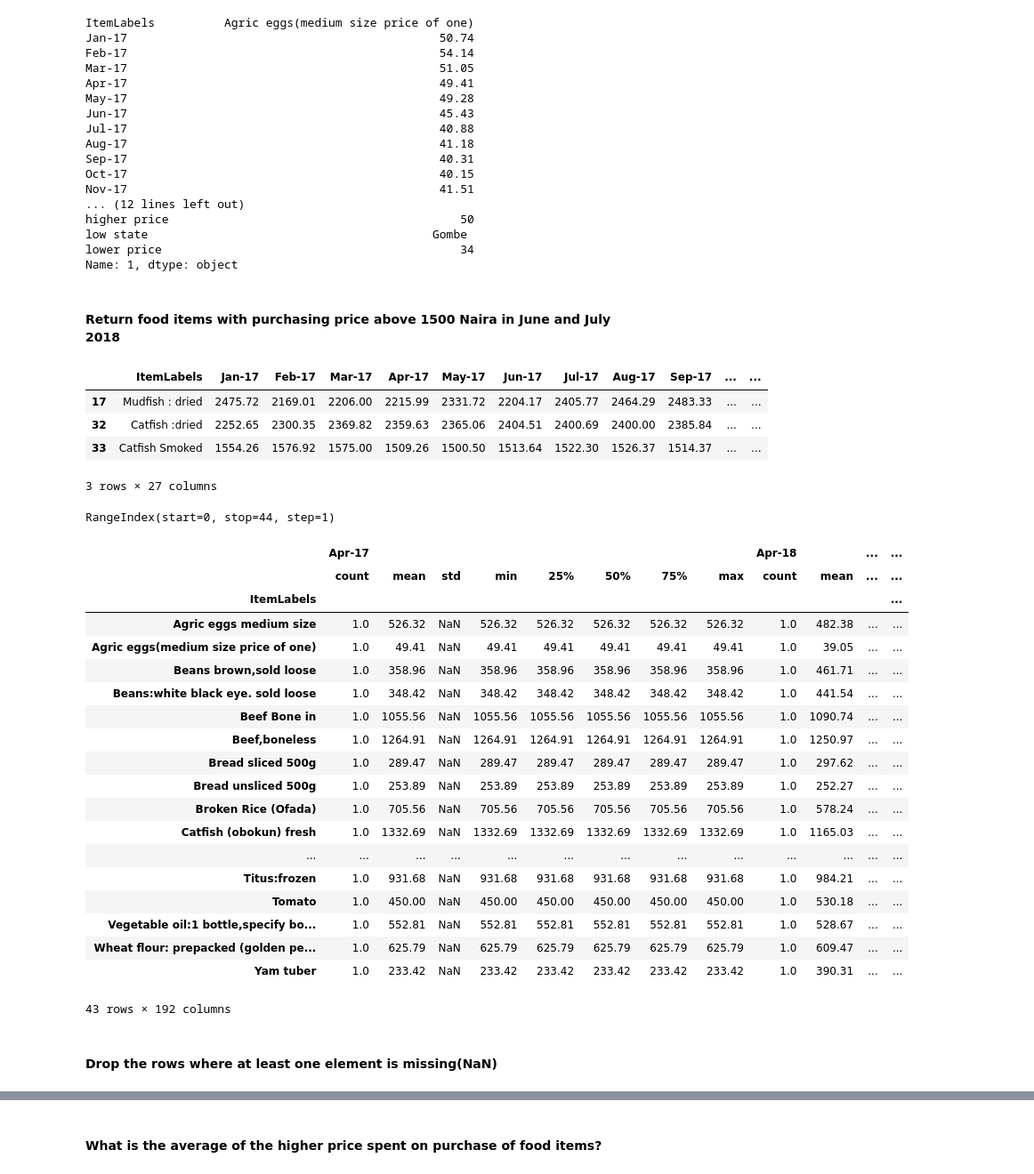
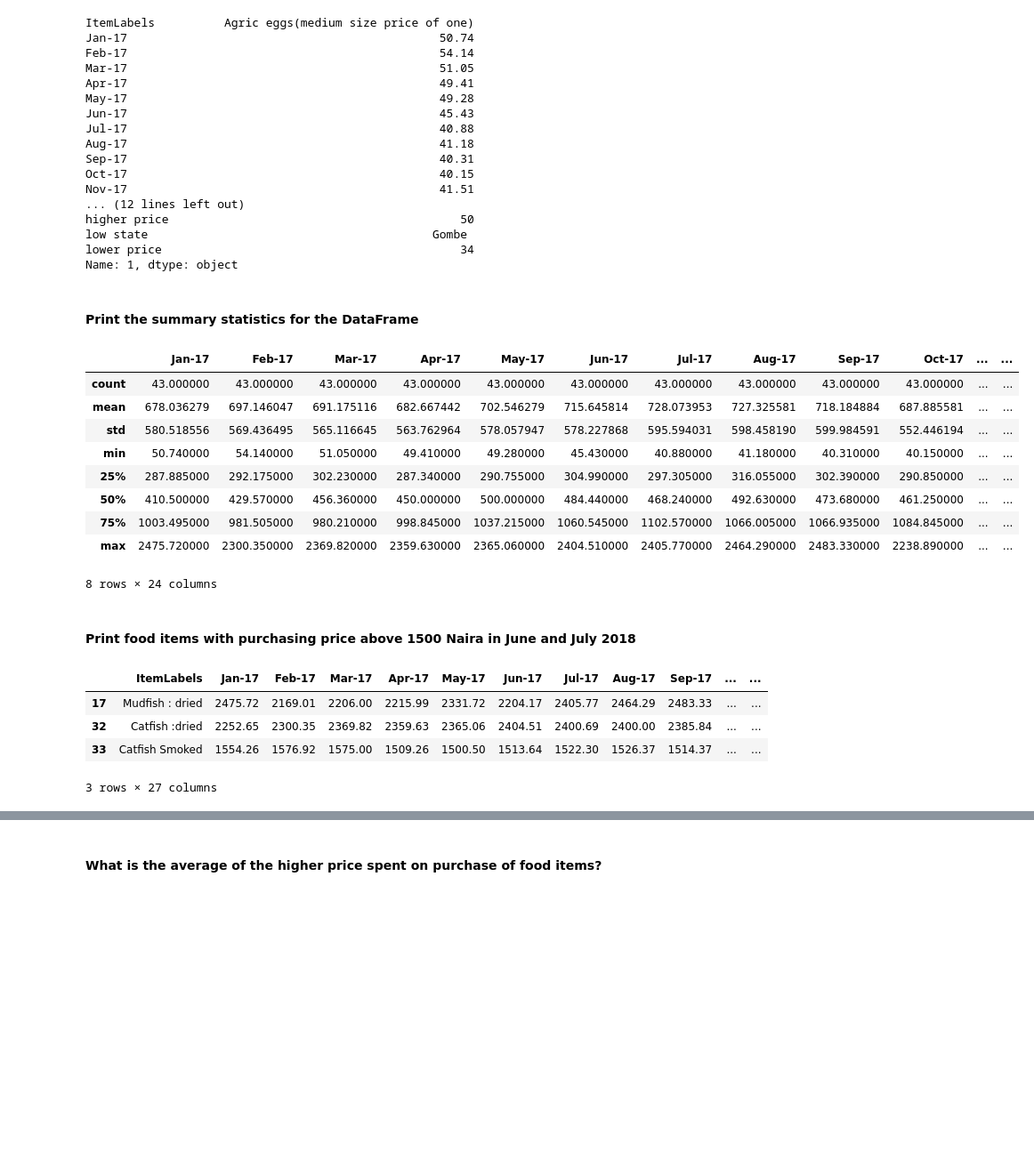
Before and after one commit to EMG70/price_watch, a Jupyter notebook: pandas_operations/pandas_for_food.ipynb, the cells around one changed output, grey strips where cells are left out. Shown at 89% size. Saved outputs shown, nothing was run; the diff lists cells and outputs as text; code cells hidden in the pictures; blank space fills up the shorter version.

Commit message:
draw conclusions from food price

```diff
--- a/pandas_operations/pandas_for_food.ipynb
+++ b/pandas_operations/pandas_for_food.ipynb
@@ -67,8 +117,23 @@ higher price                                          50
 low state                                         Gombe
 lower price                                           34
 Name: 1, dtype: object
+# %% [markdown]
+#### Print the summary statistics  for the DataFrame
+# %%
+fp.describe()
+# %% [output]
+|  | Jan-17 | Feb-17 | Mar-17 | Apr-17 | May-17 | Jun-17 | Jul-17 | Aug-17 | Sep-17 | Oct-17 | ... | ... |
+| count | 43.000000 | 43.000000 | 43.000000 | 43.000000 | 43.000000 | 43.000000 | 43.000000 | 43.000000 | 43.000000 | 43.000000 | ... | ... |
+| mean | 678.036279 | 697.146047 | 691.175116 | 682.667442 | 702.546279 | 715.645814 | 728.073953 | 727.325581 | 718.184884 | 687.885581 | ... | ... |
+| std | 580.518556 | 569.436495 | 565.116645 | 563.762964 | 578.057947 | 578.227868 | 595.594031 | 598.458190 | 599.984591 | 552.446194 | ... | ... |
+| min | 50.740000 | 54.140000 | 51.050000 | 49.410000 | 49.280000 | 45.430000 | 40.880000 | 41.180000 | 40.310000 | 40.150000 | ... | ... |
+| 25% | 287.885000 | 292.175000 | 302.230000 | 287.340000 | 290.755000 | 304.990000 | 297.305000 | 316.055000 | 302.390000 | 290.850000 | ... | ... |
+| 50% | 410.500000 | 429.570000 | 456.360000 | 450.000000 | 500.000000 | 484.440000 | 468.240000 | 492.630000 | 473.680000 | 461.250000 | ... | ... |
+| 75% | 1003.495000 | 981.505000 | 980.210000 | 998.845000 | 1037.215000 | 1060.545000 | 1102.570000 | 1066.005000 | 1066.935000 | 1084.845000 | ... | ... |
+| max | 2475.720000 | 2300.350000 | 2369.820000 | 2359.630000 | 2365.060000 | 2404.510000 | 2405.770000 | 2464.290000 | 2483.330000 | 2238.890000 | ... | ... |
+8 rows × 24 columns
 # %% [markdown]
-#### Return food items with purchasing price above 1500 Naira in June and July 2018
+#### Print food items with purchasing price above 1500 Naira in June and July 2018
 # %%
 fp[(fp['Jun-18']>1500)& (fp['Jul-18']>1500)]
 # %% [output]
@@ -77,32 +142,3 @@ fp[(fp['Jun-18']>1500)& (fp['Jul-18']>1500)]
 | 32 | Catfish :dried | 2252.65 | 2300.35 | 2369.82 | 2359.63 | 2365.06 | 2404.51 | 2400.69 | 2400.00 | 2385.84 | ... | ... |
 | 33 | Catfish Smoked | 1554.26 | 1576.92 | 1575.00 | 1509.26 | 1500.50 | 1513.64 | 1522.30 | 1526.37 | 1514.37 | ... | ... |
 3 rows × 27 columns
-# %%
-fp.index
-# %% [output]
-RangeIndex(start=0, stop=44, step=1)
-# %%
-byFoodItems.describe()
-# %% [output]
-|  | Apr-17 |  |  |  |  |  |  |  | Apr-18 |  | ... | ... |
-|  | count | mean | std | min | 25% | 50% | 75% | max | count | mean | ... | ... |
-| ItemLabels |  |  |  |  |  |  |  |  |  |  |  | ... |
-| Agric eggs medium size | 1.0 | 526.32 | NaN | 526.32 | 526.32 | 526.32 | 526.32 | 526.32 | 1.0 | 482.38 | ... | ... |
-| Agric eggs(medium size price of one) | 1.0 | 49.41 | NaN | 49.41 | 49.41 | 49.41 | 49.41 | 49.41 | 1.0 | 39.05 | ... | ... |
-| Beans brown,sold loose | 1.0 | 358.96 | NaN | 358.96 | 358.96 | 358.96 | 358.96 | 358.96 | 1.0 | 461.71 | ... | ... |
-| Beans:white black eye. sold loose | 1.0 | 348.42 | NaN | 348.42 | 348.42 | 348.42 | 348.42 | 348.42 | 1.0 | 441.54 | ... | ... |
-| Beef Bone in | 1.0 | 1055.56 | NaN | 1055.56 | 1055.56 | 1055.56 | 1055.56 | 1055.56 | 1.0 | 1090.74 | ... | ... |
-| Beef,boneless | 1.0 | 1264.91 | NaN | 1264.91 | 1264.91 | 1264.91 | 1264.91 | 1264.91 | 1.0 | 1250.97 | ... | ... |
-| Bread sliced 500g | 1.0 | 289.47 | NaN | 289.47 | 289.47 | 289.47 | 289.47 | 289.47 | 1.0 | 297.62 | ... | ... |
-| Bread unsliced 500g | 1.0 | 253.89 | NaN | 253.89 | 253.89 | 253.89 | 253.89 | 253.89 | 1.0 | 252.27 | ... | ... |
-| Broken Rice (Ofada) | 1.0 | 705.56 | NaN | 705.56 | 705.56 | 705.56 | 705.56 | 705.56 | 1.0 | 578.24 | ... | ... |
-| Catfish (obokun) fresh | 1.0 | 1332.69 | NaN | 1332.69 | 1332.69 | 1332.69 | 1332.69 | 1332.69 | 1.0 | 1165.03 | ... | ... |
-| ... | ... | ... | ... | ... | ... | ... | ... | ... | ... | ... | ... | ... |
-| Titus:frozen | 1.0 | 931.68 | NaN | 931.68 | 931.68 | 931.68 | 931.68 | 931.68 | 1.0 | 984.21 | ... | ... |
-| Tomato | 1.0 | 450.00 | NaN | 450.00 | 450.00 | 450.00 | 450.00 | 450.00 | 1.0 | 530.18 | ... | ... |
-| Vegetable oil:1 bottle,specify bo... | 1.0 | 552.81 | NaN | 552.81 | 552.81 | 552.81 | 552.81 | 552.81 | 1.0 | 528.67 | ... | ... |
-| Wheat flour: prepacked (golden pe... | 1.0 | 625.79 | NaN | 625.79 | 625.79 | 625.79 | 625.79 | 625.79 | 1.0 | 609.47 | ... | ... |
-| Yam tuber | 1.0 | 233.42 | NaN | 233.42 | 233.42 | 233.42 | 233.42 | 233.42 | 1.0 | 390.31 | ... | ... |
-43 rows × 192 columns
-# %% [markdown]
-#### Drop the rows where at least one element is missing(NaN)
```
Also changed, not shown: parts of 17 cells of this notebook.
